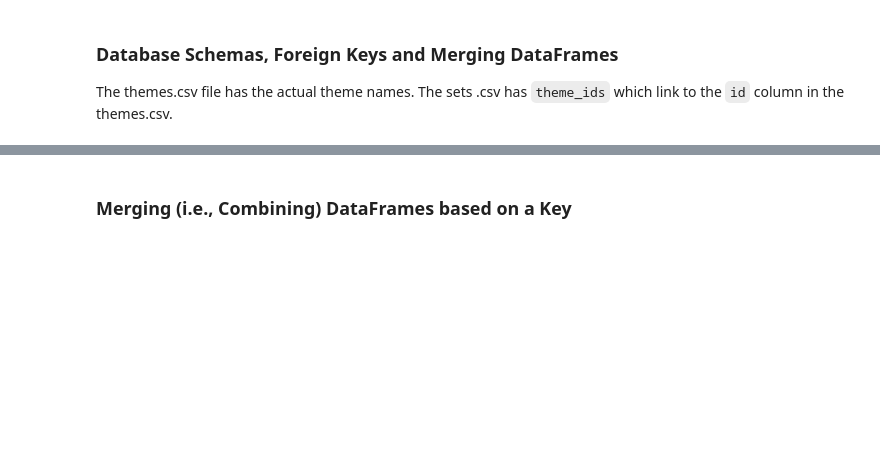
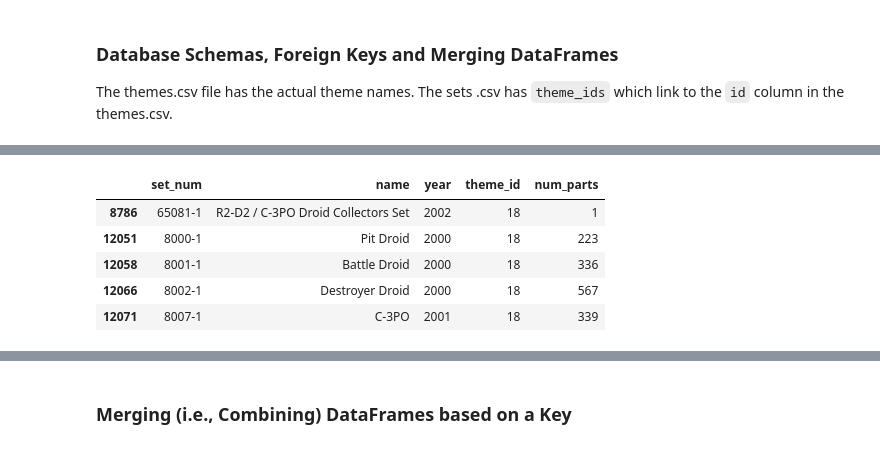
Before and after one commit to ahmedyar7/Data-Science-Projects, a Jupyter notebook: LEGOs Data Set/main.ipynb, the cells around one changed output, grey strips where cells are left out. Saved outputs shown, nothing was run; the diff lists cells and outputs as text; code cells hidden in the pictures; blank space fills up the shorter version.

```diff
--- a/LEGOs Data Set/main.ipynb
+++ b/LEGOs Data Set/main.ipynb
@@ -317,0 +372,9 @@ The themes.csv file has the actual theme names. The sets .csv has <code>theme_id
+# %%
+sets_df[sets_df.theme_id == 18].head()
+# %% [output]
+|  | set_num | name | year | theme_id | num_parts |
+| 8786 | 65081-1 | R2-D2 / C-3PO Droid Collectors Set | 2002 | 18 | 1 |
+| 12051 | 8000-1 | Pit Droid | 2000 | 18 | 223 |
+| 12058 | 8001-1 | Battle Droid | 2000 | 18 | 336 |
+| 12066 | 8002-1 | Destroyer Droid | 2000 | 18 | 567 |
+| 12071 | 8007-1 | C-3PO | 2001 | 18 | 339 |
```
Also changed, not shown: parts of 15 cells of this notebook.
